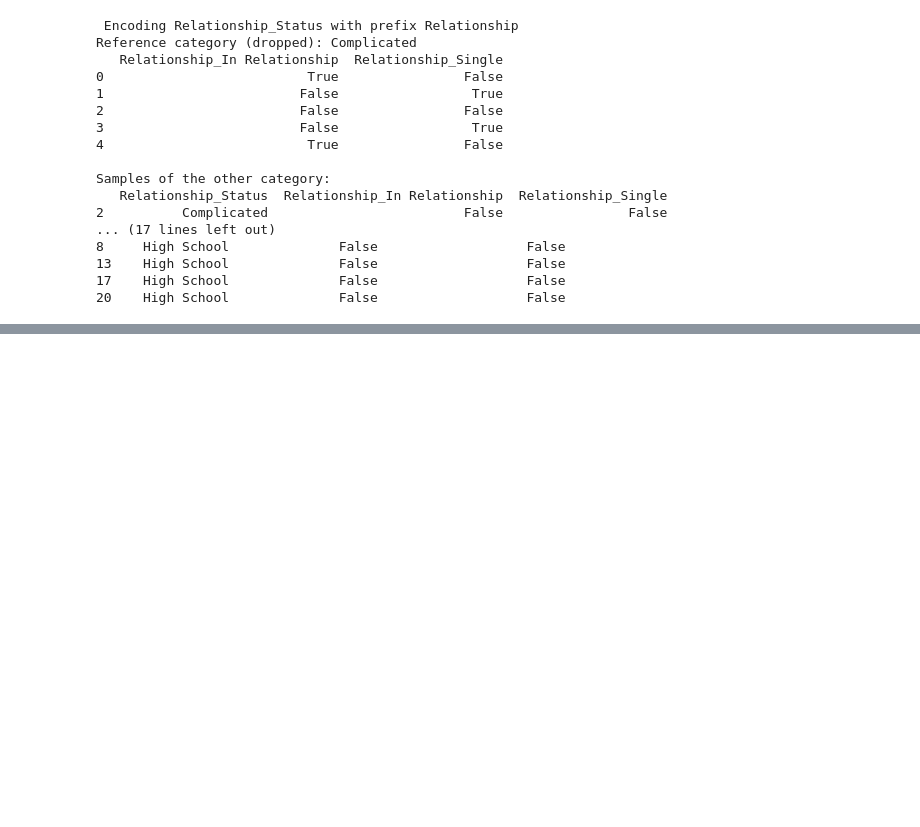
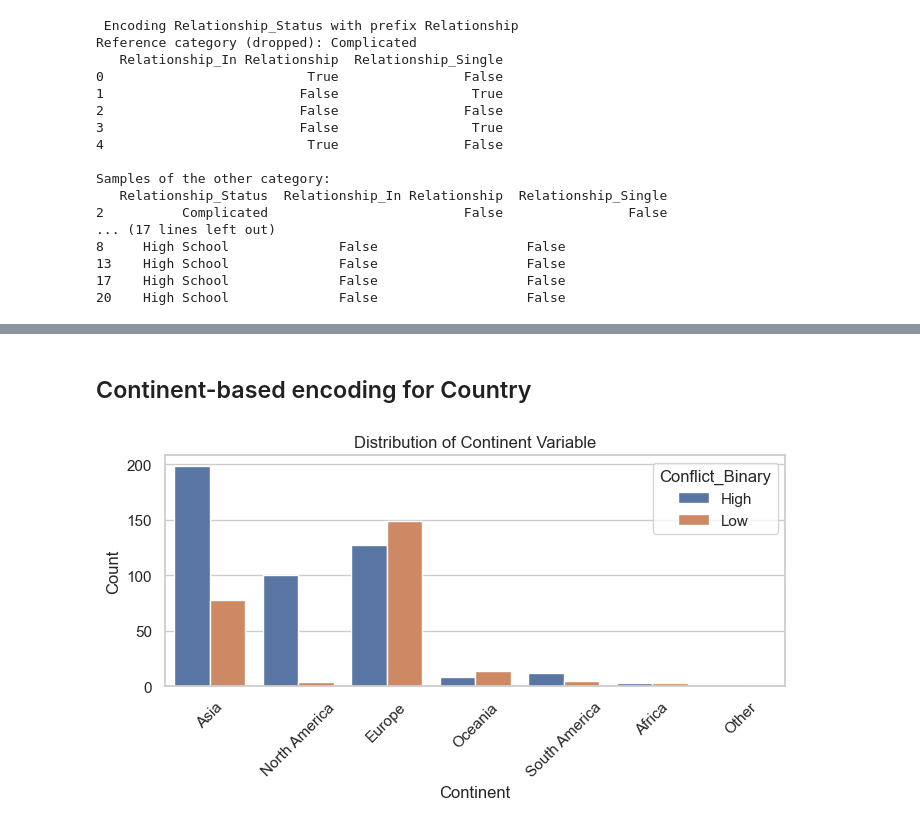
Before and after one commit to numberwrangler/SDS-CP029-social-sphere, a Jupyter notebook: submissions/team-members/bob-hosseini/notebooks/01_EDA_SocialSphere.ipynb, the cells around one changed output, grey strips where cells are left out. Saved outputs shown, nothing was run; the diff lists cells and outputs as text; code cells hidden in the pictures; blank space fills up the shorter version.

```diff
--- a/submissions/team-members/bob-hosseini/notebooks/01_EDA_SocialSphere.ipynb
+++ b/submissions/team-members/bob-hosseini/notebooks/01_EDA_SocialSphere.ipynb
@@ -878,3 +939,18 @@ Platform frequency encoded variable (top 5):
 3                     10
 4                    123
 [figure]
+# %% [markdown]
+## Continent-based encoding for Country
+# %%
+# Grouping countries by continent
+df_data = map_to_continent(df_data)
+
+#  visualize
+plt.figure(figsize=(8, 3))
+sns.countplot(data=df_data, x='Continent', hue='Conflict_Binary')
+plt.title('Distribution of Continent Variable')
+plt.ylabel('Count')
+plt.xticks(rotation=45)
+plt.show()
+# %% [output]
+[figure, added]
```
Also changed, not shown: parts of 18 cells of this notebook, 7 other files.
